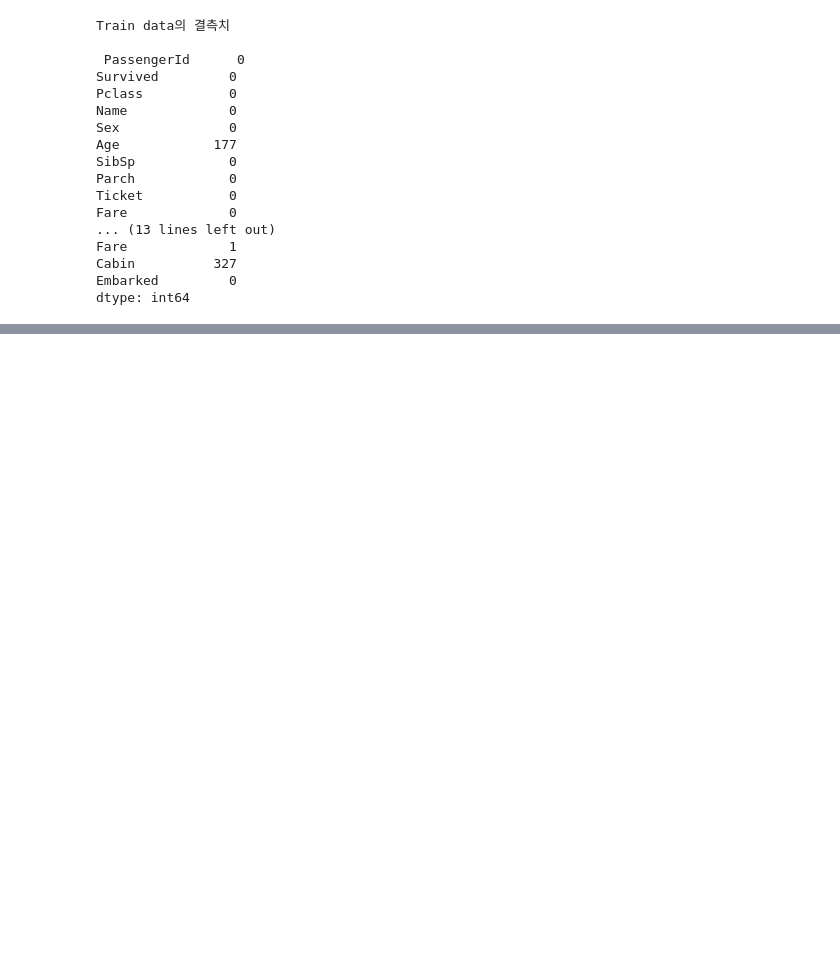
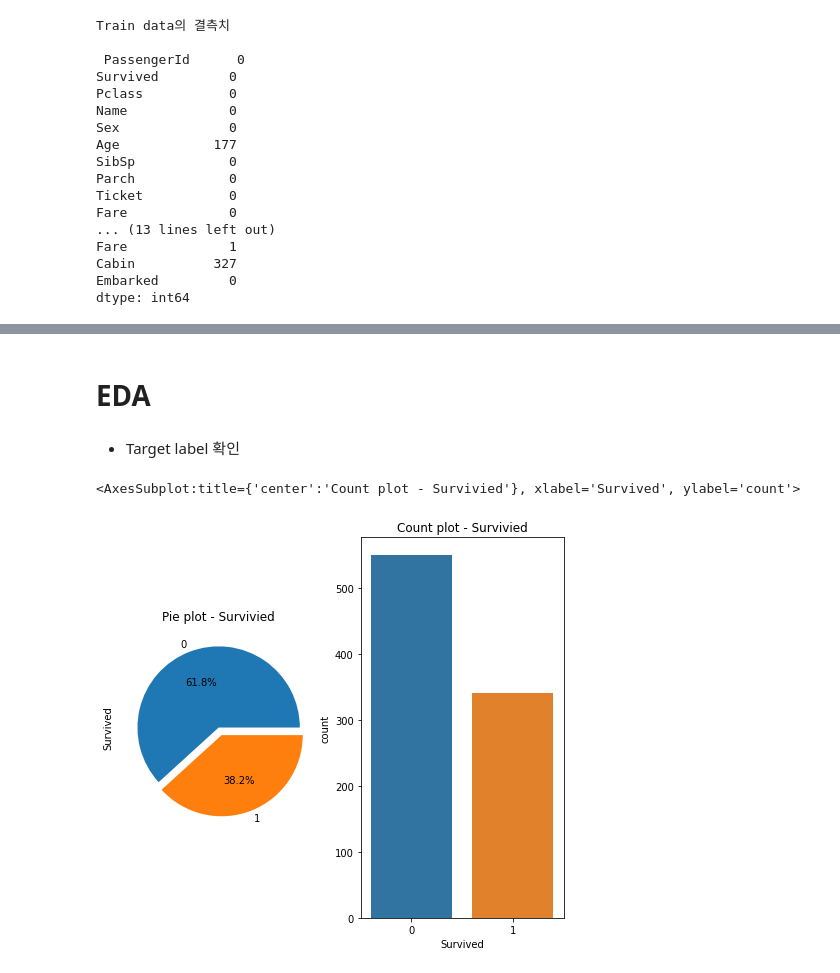
Before and after one commit to seonwoojh/KaggleStruggle, a Jupyter notebook: Titanic.ipynb, the cells around one changed output, grey strips where cells are left out. Drawn from its saved outputs; the diff is of its cells as text; code cells hidden in the pictures; blank space fills up the shorter version.

```diff
--- a/Titanic.ipynb
+++ b/Titanic.ipynb
@@ -79,2 +92,5 @@ dtype: int64
+# %%
+train['Age'].replace(np.nan, train['Age'].mean(), inplace=True)
+test['Age'].replace(np.nan, test['Age'].mean(), inplace=True)
 # %%
-train['Age'].dropna(axis=1, how='any',inplace=True)
+train.dropna(subset= ['Embarked'], how= 'any',axis=0 ,inplace=True)
@@ -104,0 +97,7 @@ memory usage: 83.7+ KB
+# %%
+train['Cabin'].replace(np.nan, "N", inplace=True)
+test['Cabin'].replace(np.nan, "N", inplace=True)
+# %%
+# 앞 대문자 1문자만 따오기
+train['Cabin'] = train['Cabin'].str[0]
+test['Cabin'] = test['Cabin'].str[0]
@@ -104,0 +125,16 @@ memory usage: 83.7+ KB
+# %% [markdown]
+# EDA
+# %% [markdown]
+* Target label 확인
+# %%
+f, ax = plt.subplots(1, 2, figsize=(8,7))
+
+train['Survived'].value_counts().plot.pie(explode = [0,0.1], # 파이 간격 조정
+autopct = '%1.1f%%', # 퍼센트 표시
+ax=ax[0], title="Pie plot - Survivied")
+
+plt.title('Count plot - Survivied')
+sns.countplot(train['Survived'],ax=ax[1])
+# %% [output]
+<AxesSubplot:title={'center':'Count plot - Survivied'}, xlabel='Survived', ylabel='count'>
+[figure, added]
```
Also changed, not shown: parts of 8 cells of this notebook.
